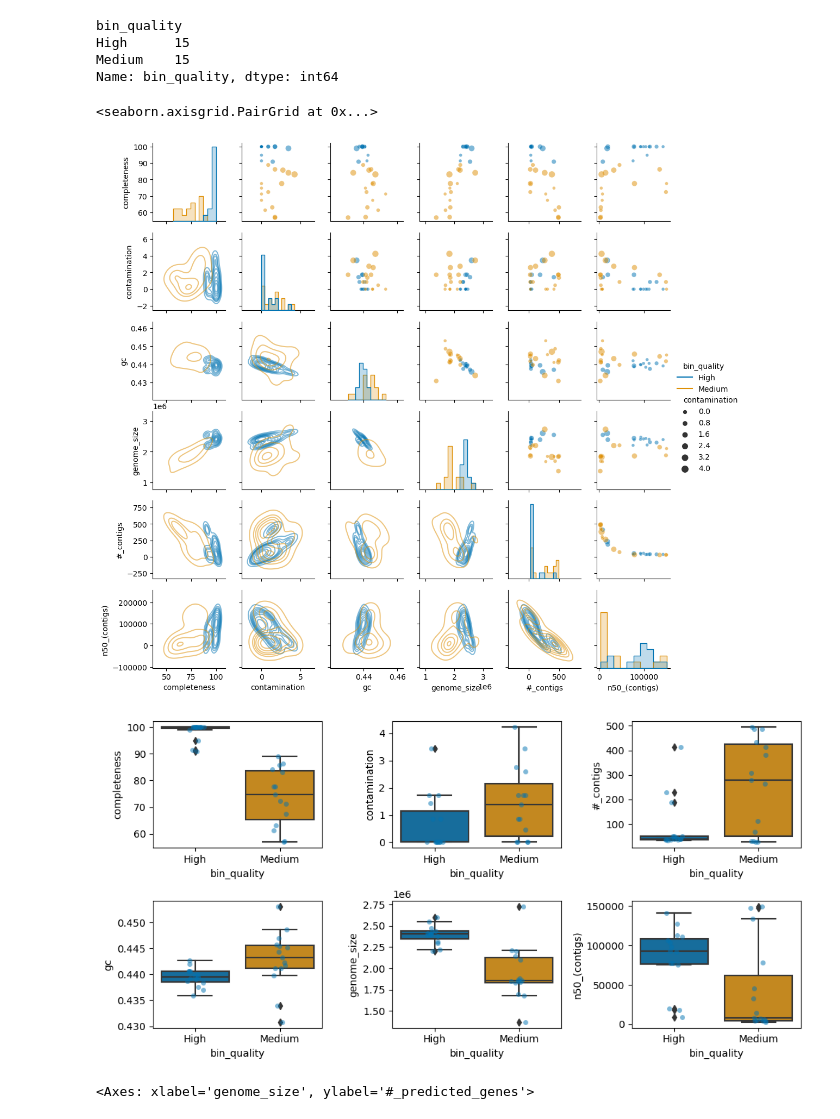
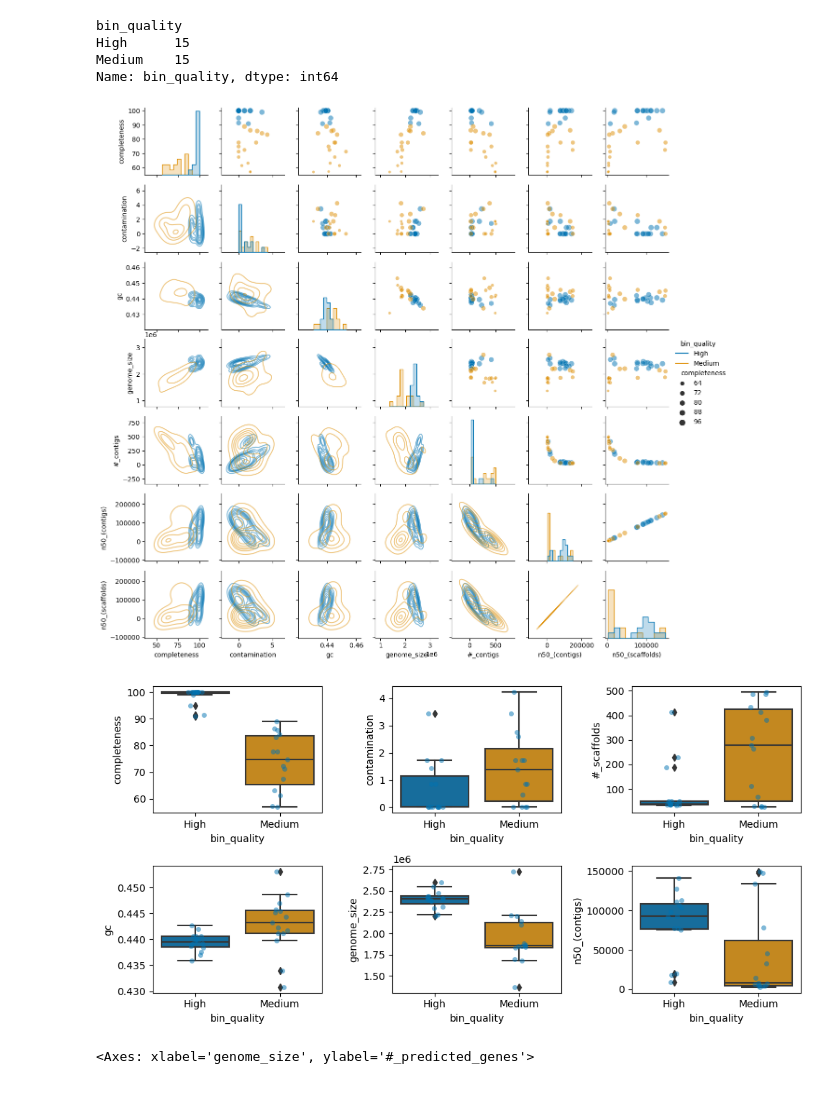
Before and after one commit to GentleHoney/Genomics_Project, a Jupyter notebook: proj_tmp.ipynb, the cells around one changed output. Cells and saved outputs as stored; diff of their text form; code cells hidden in the pictures.

```diff
--- a/proj_tmp.ipynb
+++ b/proj_tmp.ipynb
@@ -139,23 +139,24 @@ High      15
 Medium    15
 Name: bin_quality, dtype: int64
 # %%
-g=sns.PairGrid(neat_features.loc[:,['completeness', 'contamination', 'gc','genome_size','#_contigs', 'n50_(contigs)','bin_quality']],hue='bin_quality',palette='colorblind',height=1.75)
-g.map_upper(sns.scatterplot,size=neat_features['contamination'],alpha=0.5)
+g=sns.PairGrid(neat_features.loc[:,['completeness', 'contamination', 'gc','genome_size','#_contigs', 'n50_(contigs)','n50_(scaffolds)','bin_quality']],hue='bin_quality',palette='colorblind',height=1.75)
+g.map_upper(sns.scatterplot,size=neat_features['completeness'],alpha=0.5)
 g.map_diag(sns.histplot,element='step',bins=10)
 g.map_lower(sns.kdeplot,alpha=0.5)
 g.add_legend(title='',adjust_subtitles=True)
+g.savefig(project_dir+"/plots/bin_quality_pairplot.png",dpi=300)
 # %% [output]
-<seaborn.axisgrid.PairGrid at 0x...>
-[figure, old version]
+[figure, new version]
 # %%
 fig,ax=plt.subplots(2,3,figsize=(10,5))
-cols = ['completeness','contamination','#_contigs', 'gc', 'genome_size', 'n50_(contigs)']
+cols = ['completeness','contamination','#_scaffolds', 'gc', 'genome_size', 'n50_(contigs)']
 for i,name in enumerate(cols):
     sns.boxplot(neat_features,y=name,ax=ax[i//3,i%3],x='bin_quality')
     sns.stripplot(neat_features,x="bin_quality",y=name,alpha=0.5,ax=ax[i//3,i%3])
 plt.tight_layout()
+fig.savefig(project_dir+"/plots/bin_quality_stats.png",dpi=300)
 # %% [output]
-[figure, old version]
+[figure, new version]
 # %%
 sns.scatterplot(neat_features,x='genome_size',y='#_predicted_genes',style='bin_quality',hue='bin_quality',size='contamination') ## invert size
 # %% [output]
```
Also changed, not shown: parts of 13 cells of this notebook, 45 other files.
